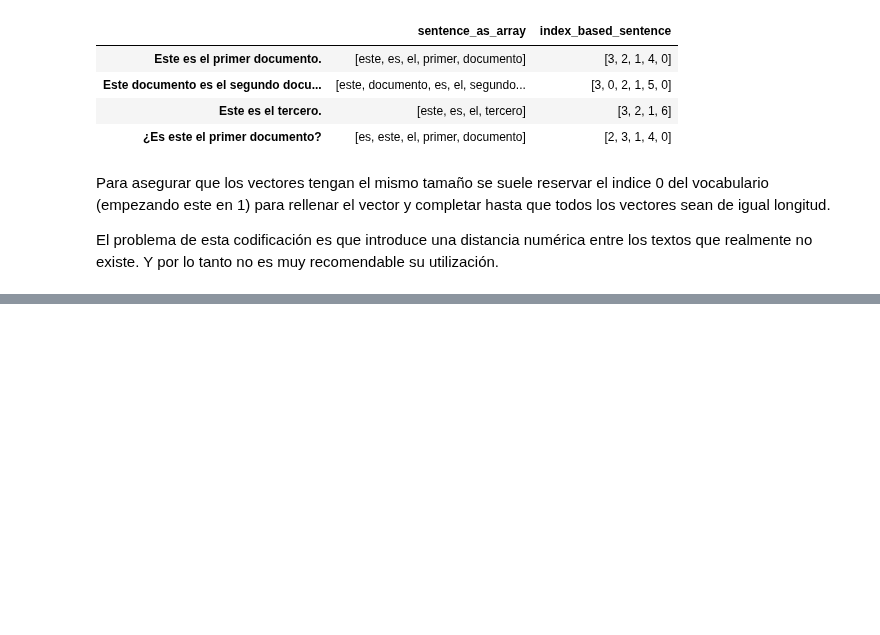
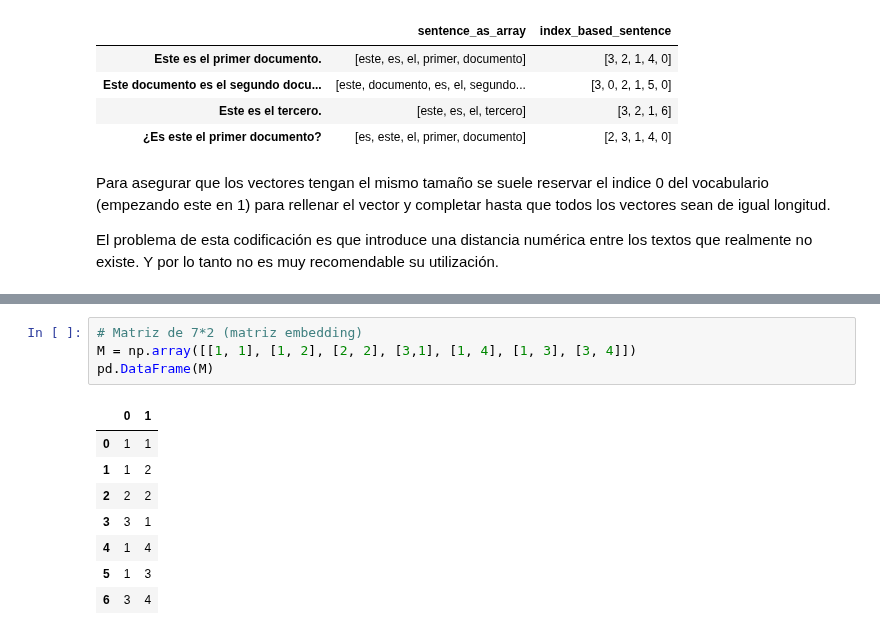
Before and after one commit to Jaimemorillo/ShouldIwatchThisMovie, a Jupyter notebook: memoria_encoding_textos.ipynb, the cells around one changed output, grey strips where cells are left out. Drawn from its saved outputs; the diff is of its cells as text; blank space fills up the shorter version.

```diff
--- a/memoria_encoding_textos.ipynb
+++ b/memoria_encoding_textos.ipynb
@@ -209,0 +230,13 @@ Word embeddings son un conjunto de técnicas de procesamiento del lenguaje natur
+# %%
+# Matriz de 7*2 (matriz embedding)
+M = np.array([[1, 1], [1, 2], [2, 2], [3,1], [1, 4], [1, 3], [3, 4]])
+pd.DataFrame(M)
+# %% [output]
+|  | 0 | 1 |
+| 0 | 1 | 1 |
+| 1 | 1 | 2 |
+| 2 | 2 | 2 |
+| 3 | 3 | 1 |
+| 4 | 1 | 4 |
+| 5 | 1 | 3 |
+| 6 | 3 | 4 |
```
Also changed, not shown: parts of 13 cells of this notebook.
